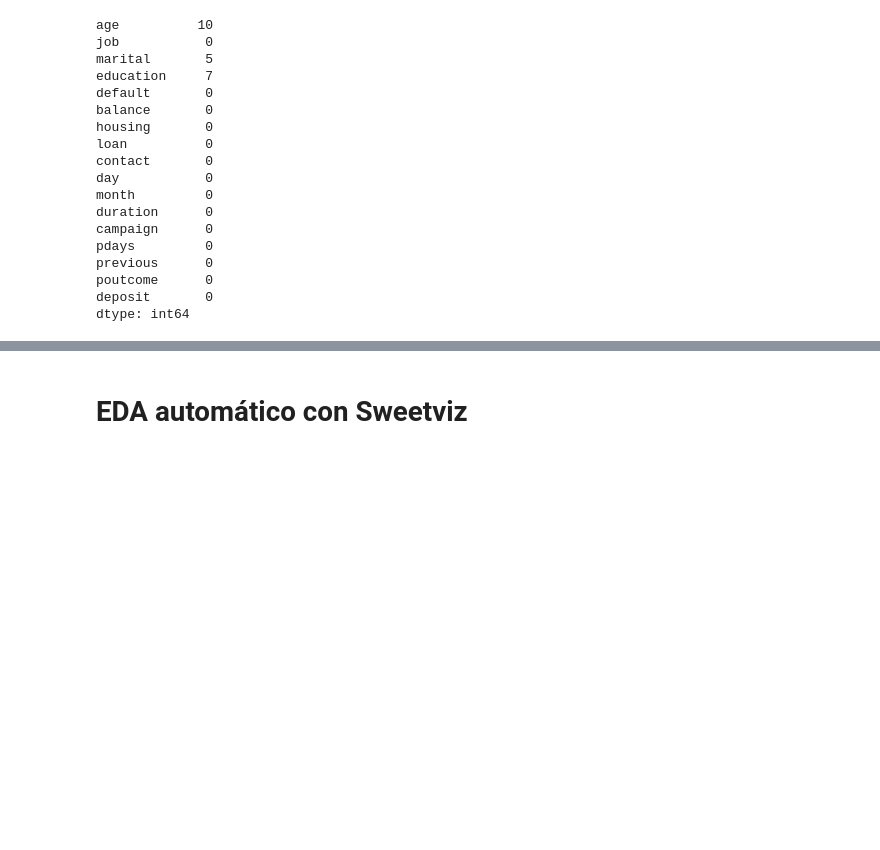
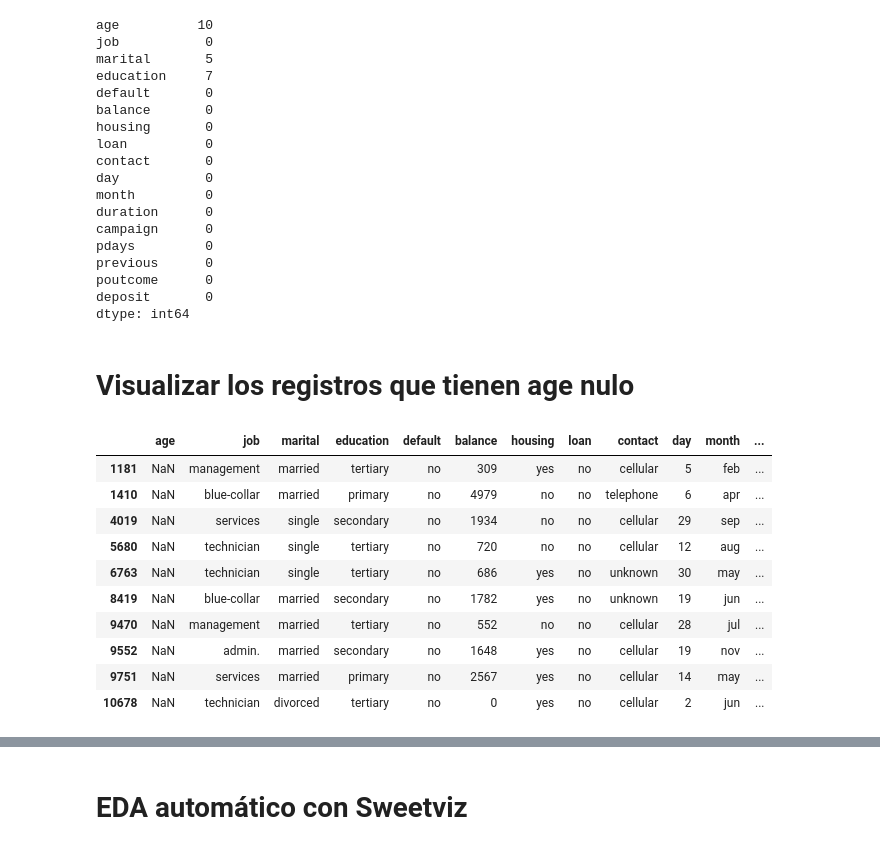
Before and after one commit to JaviDoria/Upskilling-Machine-Learning, a Jupyter notebook: Sprint 5.ipynb, the cells around one changed output, grey strips where cells are left out. Saved outputs shown, nothing was run; the diff lists cells and outputs as text; code cells hidden in the pictures; blank space fills up the shorter version.

```diff
--- a/Sprint 5.ipynb
+++ b/Sprint 5.ipynb
@@ -138,3 +150,19 @@ previous      0
 poutcome      0
 deposit       0
 dtype: int64
+# %% [markdown]
+# Visualizar los registros que tienen age nulo
+# %%
+df[df["age"].isnull()]
+# %% [output]
+|  | age | job | marital | education | default | balance | housing | loan | contact | day | month | ... |
+| 1181 | NaN | management | married | tertiary | no | 309 | yes | no | cellular | 5 | feb | ... |
+| 1410 | NaN | blue-collar | married | primary | no | 4979 | no | no | telephone | 6 | apr | ... |
+| 4019 | NaN | services | single | secondary | no | 1934 | no | no | cellular | 29 | sep | ... |
+| 5680 | NaN | technician | single | tertiary | no | 720 | no | no | cellular | 12 | aug | ... |
+| 6763 | NaN | technician | single | tertiary | no | 686 | yes | no | unknown | 30 | may | ... |
+| 8419 | NaN | blue-collar | married | secondary | no | 1782 | yes | no | unknown | 19 | jun | ... |
+| 9470 | NaN | management | married | tertiary | no | 552 | no | no | cellular | 28 | jul | ... |
+| 9552 | NaN | admin. | married | secondary | no | 1648 | yes | no | cellular | 19 | nov | ... |
+| 9751 | NaN | services | married | primary | no | 2567 | yes | no | cellular | 14 | may | ... |
+| 10678 | NaN | technician | divorced | tertiary | no | 0 | yes | no | cellular | 2 | jun | ... |
```
Also changed, not shown: parts of 11 cells of this notebook.
